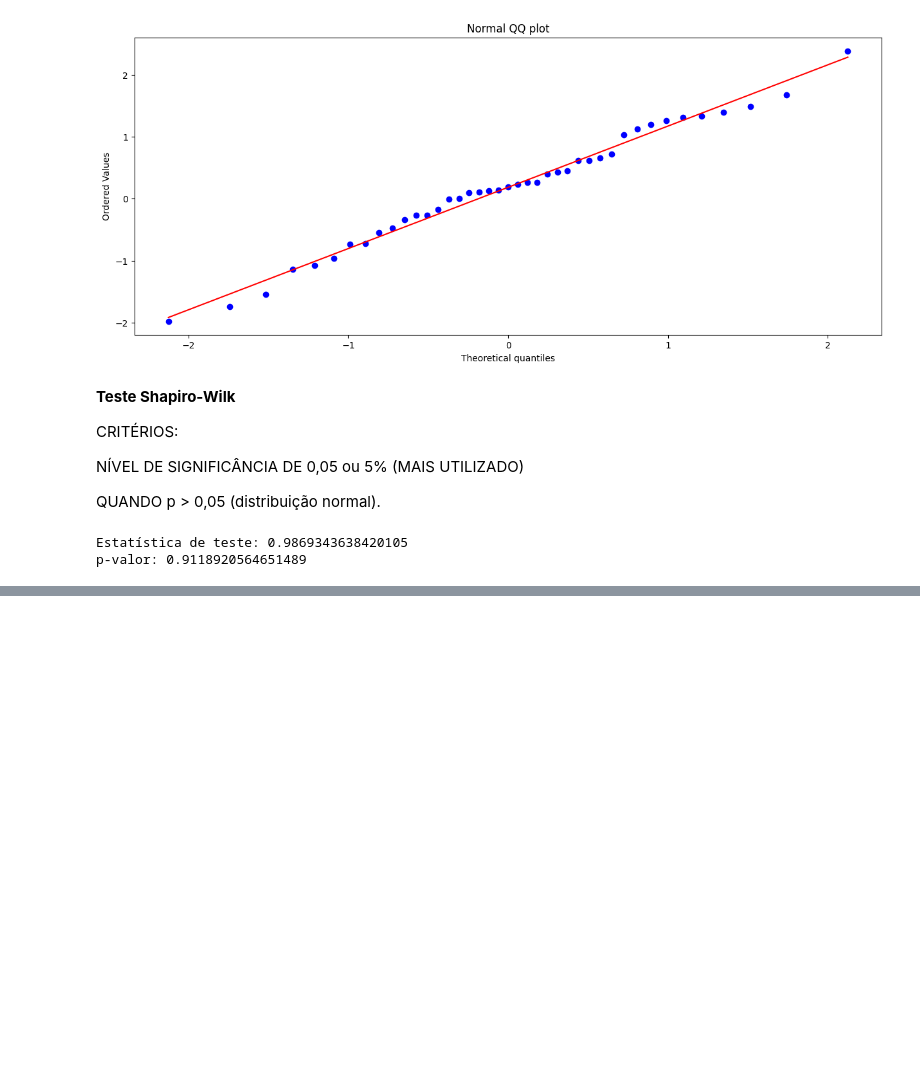
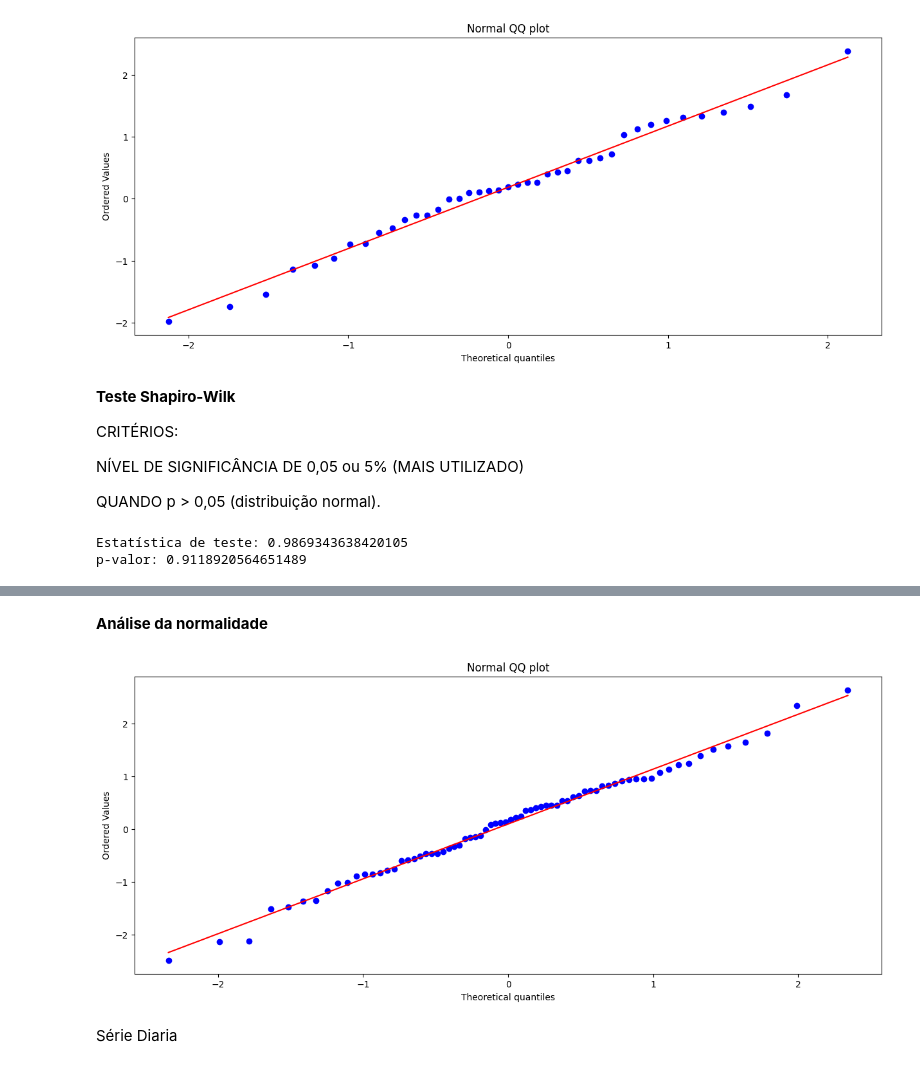
Before and after one commit to uniesecruz/Series_Temporais, a Jupyter notebook: Analise_simplificada.ipynb, the cells around one changed output, grey strips where cells are left out. Drawn from its saved outputs; the diff is of its cells as text; code cells hidden in the pictures; blank space fills up the shorter version.

Commit message:
Analise diaria e trimestral

```diff
--- a/Analise_simplificada.ipynb
+++ b/Analise_simplificada.ipynb
@@ -136,0 +304,10 @@ p-valor: 0.9118920564651489
+# %% [markdown]
+**Análise da normalidade**
+# %%
+stats.probplot(serie2, dist="norm", plot=plt)
+plt.title("Normal QQ plot")
+plt.show()
+# %% [output]
+[figure, added]
+# %% [markdown]
+Série Diaria
```
Also changed, not shown: parts of 42 cells of this notebook.
